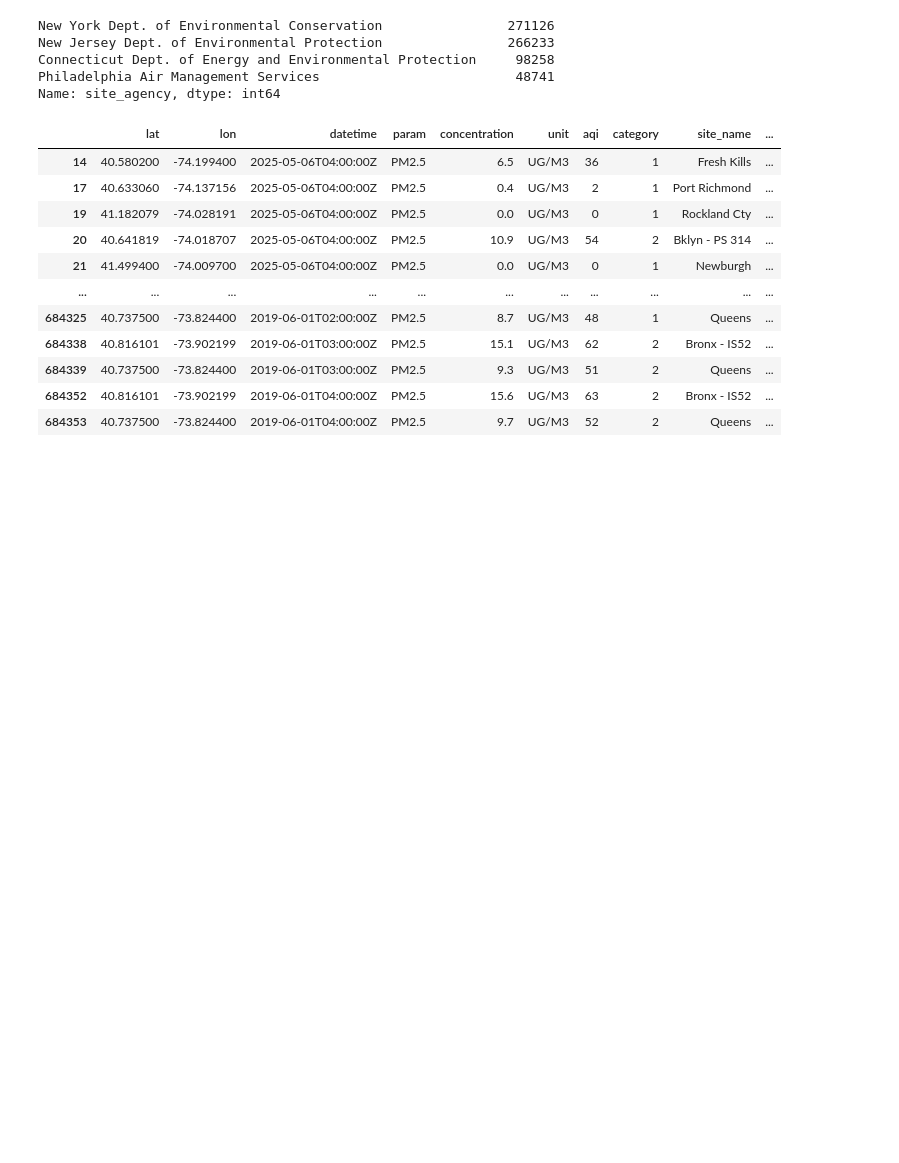
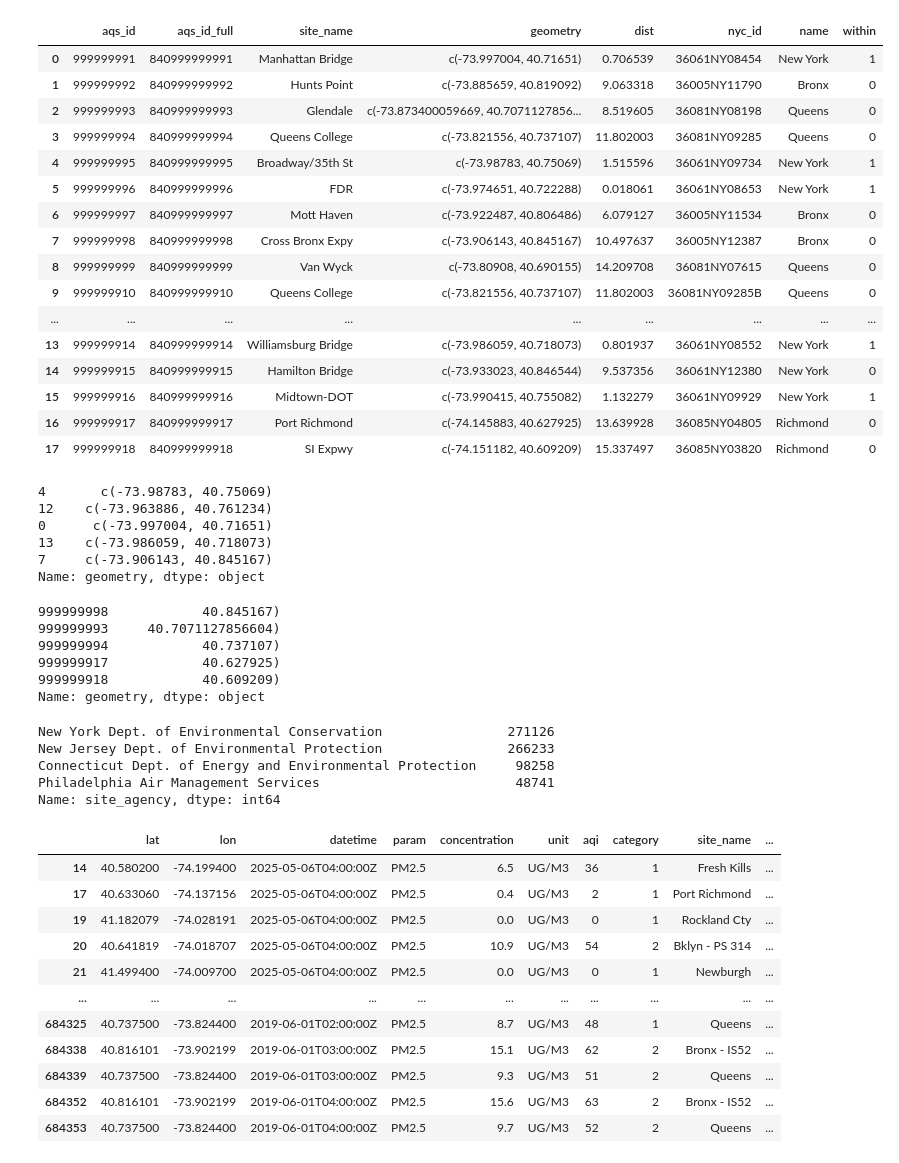
Before and after one commit to gmelmed/charts_gratia_chartis, a Jupyter notebook: congestion_pricing/air_quality.ipynb, the cells around one changed output. Cells and saved outputs as stored; diff of their text form; code cells hidden in the pictures; blank space fills up the shorter version.

```diff
--- a/congestion_pricing/air_quality.ipynb
+++ b/congestion_pricing/air_quality.ipynb
@@ -16,3 +24,47 @@ aqi.head()
+# %%
+sites = pd.read_csv(sites_filepath)
+sites = sites[~sites['aqs_id_full'].isna()]
+
+sites
+# %% [output]
+|  | aqs_id | aqs_id_full | site_name | geometry | dist | nyc_id | name | within |
+| 0 | 999999991 | 840999999991 | Manhattan Bridge | c(-73.997004, 40.71651) | 0.706539 | 36061NY08454 | New York | 1 |
+| 1 | 999999992 | 840999999992 | Hunts Point | c(-73.885659, 40.819092) | 9.063318 | 36005NY11790 | Bronx | 0 |
+| 2 | 999999993 | 840999999993 | Glendale | c(-73.873400059669, 40.7071127856... | 8.519605 | 36081NY08198 | Queens | 0 |
+| 3 | 999999994 | 840999999994 | Queens College | c(-73.821556, 40.737107) | 11.802003 | 36081NY09285 | Queens | 0 |
+| 4 | 999999995 | 840999999995 | Broadway/35th St | c(-73.98783, 40.75069) | 1.515596 | 36061NY09734 | New York | 1 |
+| 5 | 999999996 | 840999999996 | FDR | c(-73.974651, 40.722288) | 0.018061 | 36061NY08653 | New York | 1 |
+| 6 | 999999997 | 840999999997 | Mott Haven | c(-73.922487, 40.806486) | 6.079127 | 36005NY11534 | Bronx | 0 |
+| 7 | 999999998 | 840999999998 | Cross Bronx Expy | c(-73.906143, 40.845167) | 10.497637 | 36005NY12387 | Bronx | 0 |
+| 8 | 999999999 | 840999999999 | Van Wyck | c(-73.80908, 40.690155) | 14.209708 | 36081NY07615 | Queens | 0 |
+| 9 | 999999910 | 840999999910 | Queens College | c(-73.821556, 40.737107) | 11.802003 | 36081NY09285B | Queens | 0 |
+| ... | ... | ... | ... | ... | ... | ... | ... | ... |
+| 13 | 999999914 | 840999999914 | Williamsburg Bridge | c(-73.986059, 40.718073) | 0.801937 | 36061NY08552 | New York | 1 |
+| 14 | 999999915 | 840999999915 | Hamilton Bridge | c(-73.933023, 40.846544) | 9.537356 | 36061NY12380 | New York | 0 |
+| 15 | 999999916 | 840999999916 | Midtown-DOT | c(-73.990415, 40.755082) | 1.132279 | 36061NY09929 | New York | 1 |
+| 16 | 999999917 | 840999999917 | Port Richmond | c(-74.145883, 40.627925) | 13.639928 | 36085NY04805 | Richmond | 0 |
+| 17 | 999999918 | 840999999918 | SI Expwy | c(-74.151182, 40.609209) | 15.337497 | 36085NY03820 | Richmond | 0 |
+# %%
+sites[['lon', 'lat']] = sites['geometry'].str.extract(r'c\(([-\d.]+),\s*([-\d.]+)\)')
+sites[['lon', 'lat']] = sites[['lon', 'lat']].astype(float)
+
+sites
+# %% [output]
+4       c(-73.98783, 40.75069)
+12    c(-73.963886, 40.761234)
+0      c(-73.997004, 40.71651)
+13    c(-73.986059, 40.718073)
+7     c(-73.906143, 40.845167)
+Name: geometry, dtype: object
+# %%
+sites['geometry'].sample(5)
+# %% [output]
+999999998            40.845167)
+999999993     40.7071127856604)
+999999994            40.737107)
+999999917            40.627925)
+999999918            40.609209)
+Name: geometry, dtype: object
 # %%
 aqi['site_agency'].value_counts()
 # %% [output]
```
Also changed, not shown: parts of 11 cells of this notebook, 3 other files.
